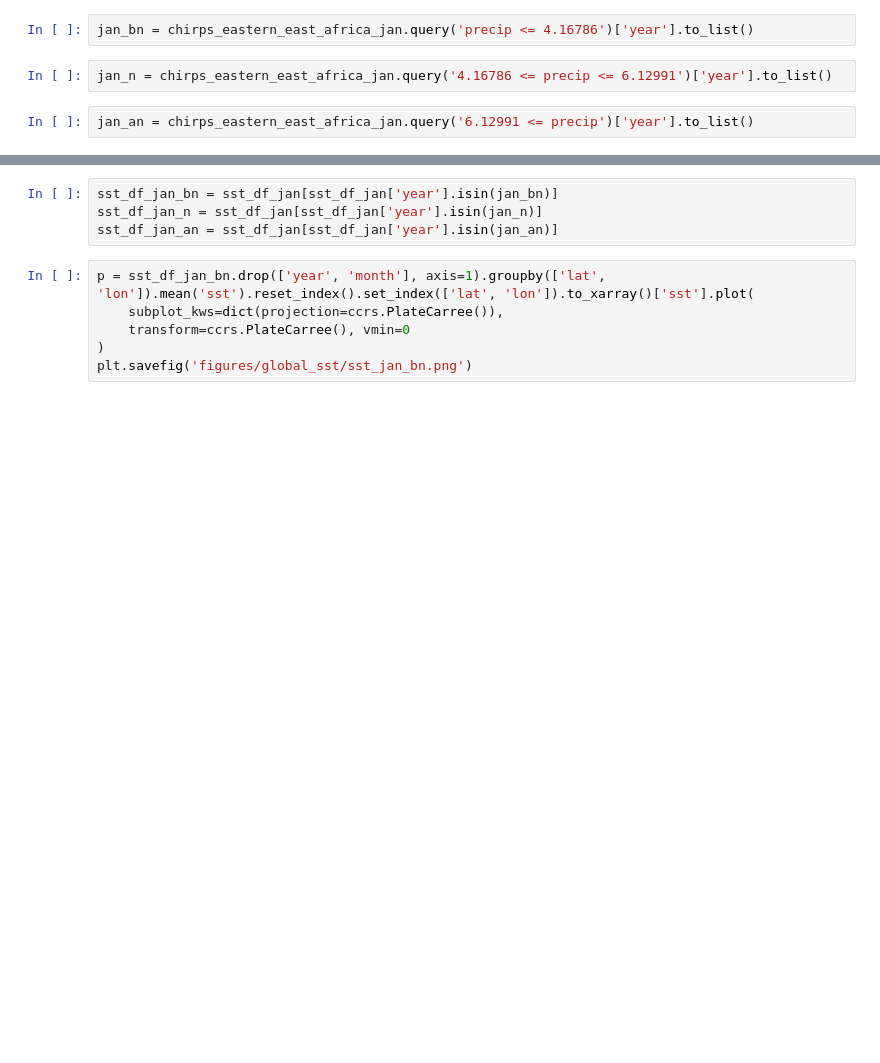
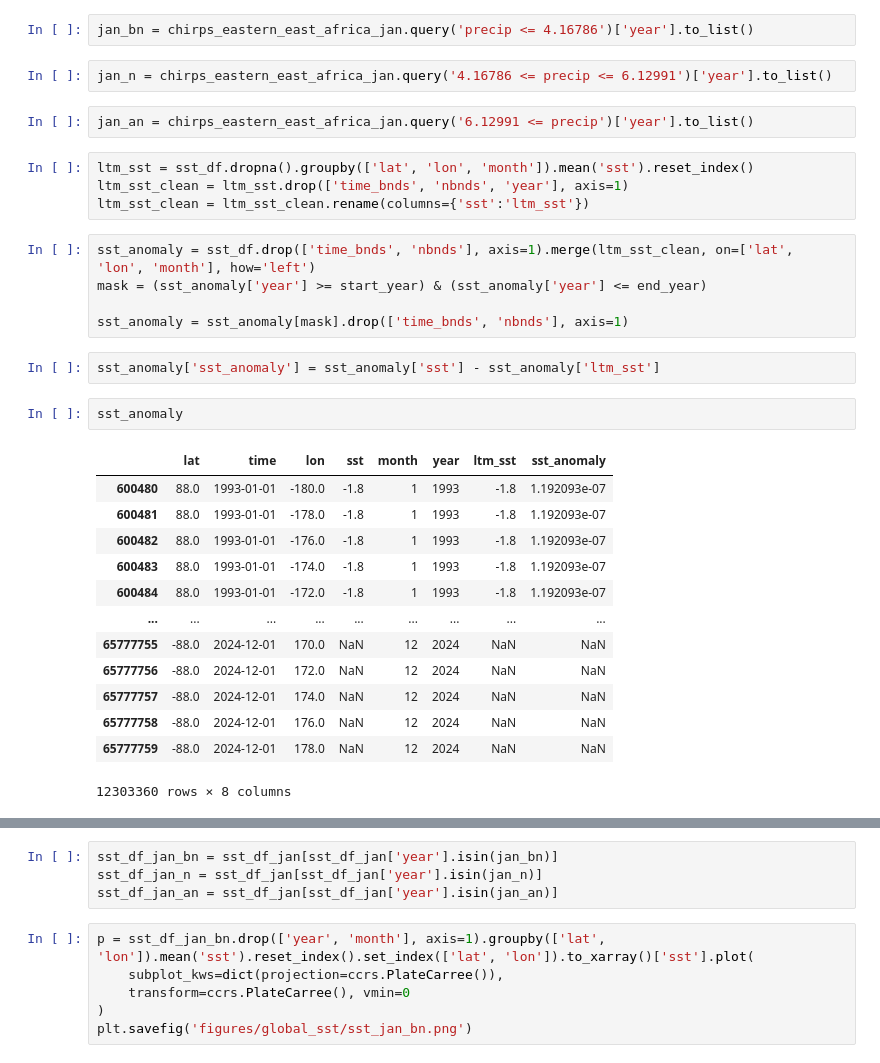
Before and after one commit to yatli24/CHC, a Jupyter notebook: Jupyter notebooks/sst.ipynb, the cells around one changed output, grey strips where cells are left out. Saved outputs shown, nothing was run; the diff lists cells and outputs as text; blank space fills up the shorter version.

```diff
--- a/Jupyter notebooks/sst.ipynb
+++ b/Jupyter notebooks/sst.ipynb
@@ -66,3 +67,30 @@ jan_bn = chirps_eastern_east_africa_jan.query('precip <= 4.16786')['year'].to_li
 jan_n = chirps_eastern_east_africa_jan.query('4.16786 <= precip <= 6.12991')['year'].to_list()
 # %%
 jan_an = chirps_eastern_east_africa_jan.query('6.12991 <= precip')['year'].to_list()
+# %%
+ltm_sst = sst_df.dropna().groupby(['lat', 'lon', 'month']).mean('sst').reset_index()
+ltm_sst_clean = ltm_sst.drop(['time_bnds', 'nbnds', 'year'], axis=1)
+ltm_sst_clean = ltm_sst_clean.rename(columns={'sst':'ltm_sst'})
+# %%
+sst_anomaly = sst_df.drop(['time_bnds', 'nbnds'], axis=1).merge(ltm_sst_clean, on=['lat', 'lon', 'month'], how='left')
+mask = (sst_anomaly['year'] >= start_year) & (sst_anomaly['year'] <= end_year)
+
+sst_anomaly = sst_anomaly[mask].drop(['time_bnds', 'nbnds'], axis=1)
+# %%
+sst_anomaly['sst_anomaly'] = sst_anomaly['sst'] - sst_anomaly['ltm_sst']
+# %%
+sst_anomaly
+# %% [output]
+|  | lat | time | lon | sst | month | year | ltm_sst | sst_anomaly |
+| 600480 | 88.0 | 1993-01-01 | -180.0 | -1.8 | 1 | 1993 | -1.8 | 1.192093e-07 |
+| 600481 | 88.0 | 1993-01-01 | -178.0 | -1.8 | 1 | 1993 | -1.8 | 1.192093e-07 |
+| 600482 | 88.0 | 1993-01-01 | -176.0 | -1.8 | 1 | 1993 | -1.8 | 1.192093e-07 |
+| 600483 | 88.0 | 1993-01-01 | -174.0 | -1.8 | 1 | 1993 | -1.8 | 1.192093e-07 |
+| 600484 | 88.0 | 1993-01-01 | -172.0 | -1.8 | 1 | 1993 | -1.8 | 1.192093e-07 |
+| ... | ... | ... | ... | ... | ... | ... | ... | ... |
+| 65777755 | -88.0 | 2024-12-01 | 170.0 | NaN | 12 | 2024 | NaN | NaN |
+| 65777756 | -88.0 | 2024-12-01 | 172.0 | NaN | 12 | 2024 | NaN | NaN |
+| 65777757 | -88.0 | 2024-12-01 | 174.0 | NaN | 12 | 2024 | NaN | NaN |
+| 65777758 | -88.0 | 2024-12-01 | 176.0 | NaN | 12 | 2024 | NaN | NaN |
+| 65777759 | -88.0 | 2024-12-01 | 178.0 | NaN | 12 | 2024 | NaN | NaN |
+12303360 rows × 8 columns
```
Also changed, not shown: parts of 3 cells of this notebook.
